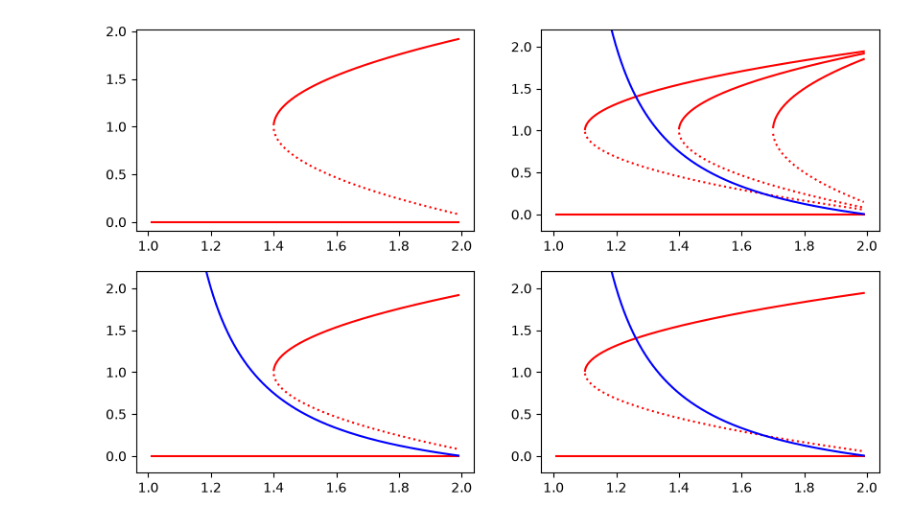
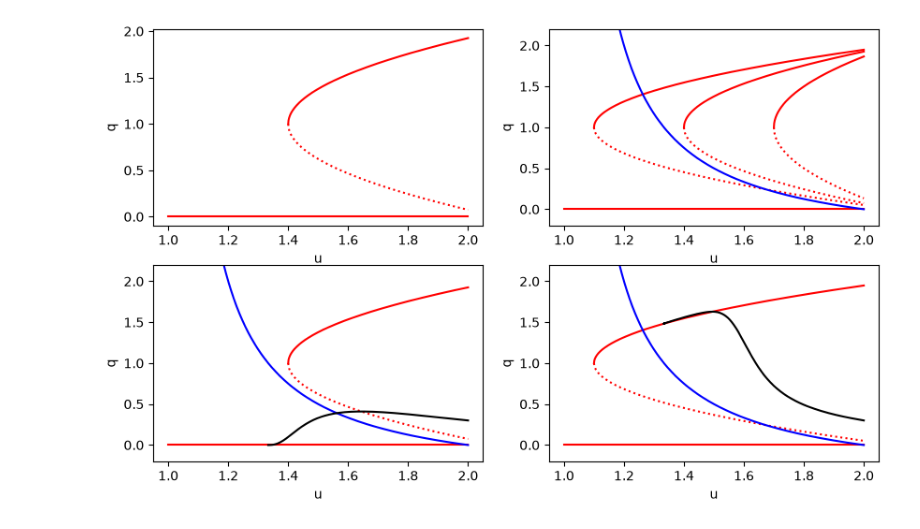
Before and after one commit to phillyyymcd/26-27-Maths-Project, a Jupyter notebook: Malakai.ipynb, the cells around one changed output. Cells and saved outputs as stored; diff of their text form; code cells hidden in the pictures.

```diff
--- a/Malakai.ipynb
+++ b/Malakai.ipynb
@@ -1,19 +1,24 @@
 # %%
 import matplotlib.pyplot as plt
 import numpy as np
-from scipy.integrate import odeint
+from scipy.integrate import solve_ivp
 r = [0.3, 0.6, 0.9]
 U_0 = 2 #centreline velocity
 U_bar = 1 #bulk velocity
 delta = 0.1
 epsilon_1 = 0.1
 epsilon_2 = 0.2
+t0 = 0
+tf = 50
 
-def f(q, u): # q dot
-    return q*( r + (u - U_0) - (r + delta)*(q - 1)**2 )
+def f(q, u, r_val): # q dot
+    return q*( r_val + (u - U_0) - (r_val + delta)*(q - 1)**2 )
 
 def g(q, u): # u dot
-    return epsilon_1*(U_0-u) + epsilon_2(U_bar-u)
+    return epsilon_1*(U_0-u) + epsilon_2*(U_bar-u)
+
+def dydt(t, y, r_val):
+    return(f(y[0], y[1], r_val), g(y[0],y[1]))
 
 def q_nullcline_upper(u, r_val):
     return 1 + np.sqrt((r_val+u-U_0)/(r_val+delta))
@@ -27,37 +32,51 @@ def q_nullcline_laminar(u):
 def u_nullcline(u): #correted from equation 8.8 which lacks negative sign
     return -(epsilon_1*(U_0-u))/(epsilon_2*(U_bar - u)) #nullcline is q = this function as plotting in (u, q) phase plane
 
-u_vals = np.linspace(U_bar+0.01, U_0-0.01, 1001)
-t_vals = np.linspace(0, 50, 1001)
+u_vals = np.linspace(U_bar, U_0, 1001)
+t_vals = np.linspace(t0, tf, 1001)
 
 fig, ax = plt.subplots(2, 2, figsize = (10, 6))
 
 ax[0,0].plot(u_vals, q_nullcline_upper(u_vals, r[1]), color='red')
 ax[0,0].plot(u_vals, q_nullcline_lower(u_vals, r[1]), color='red', linestyle = "dotted")
 ax[0,0].plot(u_vals, q_nullcline_laminar(u_vals), color='red')
 ax[0,0].annotate("1", (0.25, 1))
+ax[0,0].set_xlabel("u")
+ax[0,0].set_ylabel("q")
 
 for i in [0,1,2]:
     ax[0,1].plot(u_vals, q_nullcline_upper(u_vals, r[i]), color='red')
     ax[0,1].plot(u_vals, q_nullcline_lower(u_vals, r[i]), color='red', linestyle = "dotted")
 ax[0,1].plot(u_vals, q_nullcline_laminar(u_vals), color='red')
 ax[0,1].plot(u_vals, u_nullcline(u_vals), color='blue')
 ax[0,1].set_ylim(-0.2, 2.2)
+ax[0,1].set_xlabel("u")
+ax[0,1].set_ylabel("q")
 
 ax[1,0].plot(u_vals, q_nullcline_upper(u_vals, r[1]), color='red')
 ax[1,0].plot(u_vals, q_nullcline_lower(u_vals, r[1]), color='red', linestyle = "dotted")
 ax[1,0].plot(u_vals, q_nullcline_laminar(u_vals), color='red')
 ax[1,0].plot(u_vals, u_nullcline(u_vals), color='blue')
 ax[1,0].set_ylim(-0.2, 2.2)
+ax[1,0].set_xlabel("u")
+ax[1,0].set_ylabel("q")
 
-init_point_1 = [U_0, 0.3] # starting point of the trajectory
+init_point = [0.3, U_0] # starting point of the trajectory
+traj_1 = solve_ivp(dydt, (t0,tf), init_point_1, t_eval=t_vals, args=(r[1],))
+#note that y[0] = q, y[1] = u
+ax[1,0].plot(traj_1.y[1], traj_1.y[0], color='black')
 
 ax[1,1].plot(u_vals, q_nullcline_upper(u_vals, r[2]), color='red')
 ax[1,1].plot(u_vals, q_nullcline_lower(u_vals, r[2]), color='red', linestyle = "dotted")
 ax[1,1].plot(u_vals, q_nullcline_laminar(u_vals), color='red')
 ax[1,1].plot(u_vals, u_nullcline(u_vals), color='blue')
 ax[1,1].set_ylim(-0.2, 2.2)
+ax[1,1].set_xlabel("u")
+ax[1,1].set_ylabel("q")
+
+traj_2 = solve_ivp(dydt, (t0,tf), init_point, t_eval=t_vals, args=(r[2],))
+ax[1,1].plot(traj_2.y[1], traj_2.y[0], color='black')
 
 plt.show()
 # %% [output]
-[figure, old version]
+[figure, new version]
```
